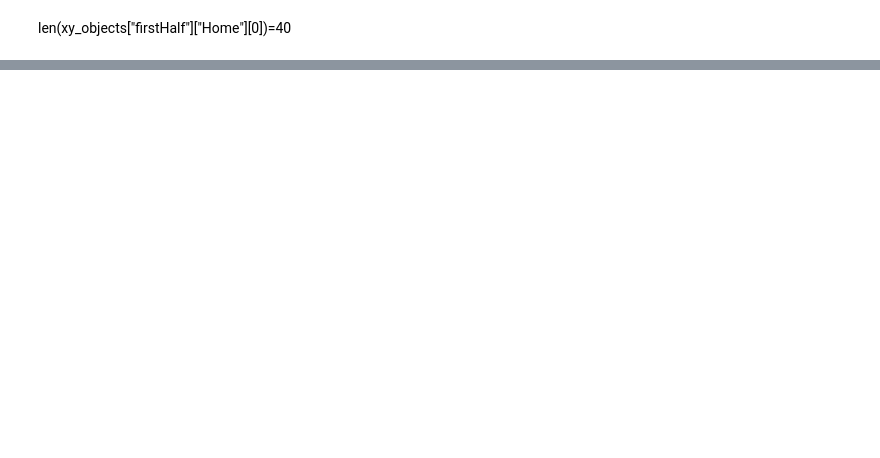
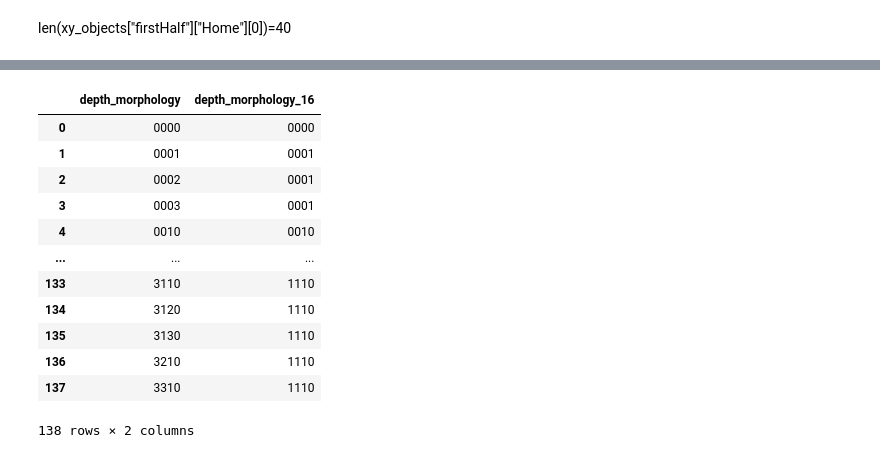
Before and after one commit to Csenongmin/FootballTrans, a Jupyter notebook: clustering.ipynb, the cells around one changed output, grey strips where cells are left out. Saved outputs shown, nothing was run; the diff lists cells and outputs as text; code cells hidden in the pictures; blank space fills up the shorter version.

```diff
--- a/clustering.ipynb
+++ b/clustering.ipynb
@@ -312,0 +725,20 @@ thr = 5.8
+# %%
+# 15 simplify
+def simplify_depth_morphology(code):
+    """
+    기존 depth morphology:
+        0 = baseline
+        1,2,3 = advanced 정도
+
+    단순화:
+        0 -> 0
+        1,2,3 -> 1
+
+    예:
+        0000 -> 0000
+        0001 -> 0001
+        0002 -> 0001
+        1002 -> 1001
+        2030 -> 1010
+    """
+    return "".join("0" if c == "0" else "1" for c in str(code))
@@ -312,0 +810,23 @@ thr = 5.8
+# %%
+mapping_df = (
+    all_delta_df[["depth_morphology", "depth_morphology_16"]]
+    .drop_duplicates()
+    .sort_values(["depth_morphology_16", "depth_morphology"])
+    .reset_index(drop=True)
+)
+
+mapping_df
+# %% [output]
+|  | depth_morphology | depth_morphology_16 |
+| 0 | 0000 | 0000 |
+| 1 | 0001 | 0001 |
+| 2 | 0002 | 0001 |
+| 3 | 0003 | 0001 |
+| 4 | 0010 | 0010 |
+| ... | ... | ... |
+| 133 | 3110 | 1110 |
+| 134 | 3120 | 1110 |
+| 135 | 3130 | 1110 |
+| 136 | 3210 | 1110 |
+| 137 | 3310 | 1110 |
+138 rows × 2 columns
```
Also changed, not shown: parts of 50 cells of this notebook, 5 other files.
